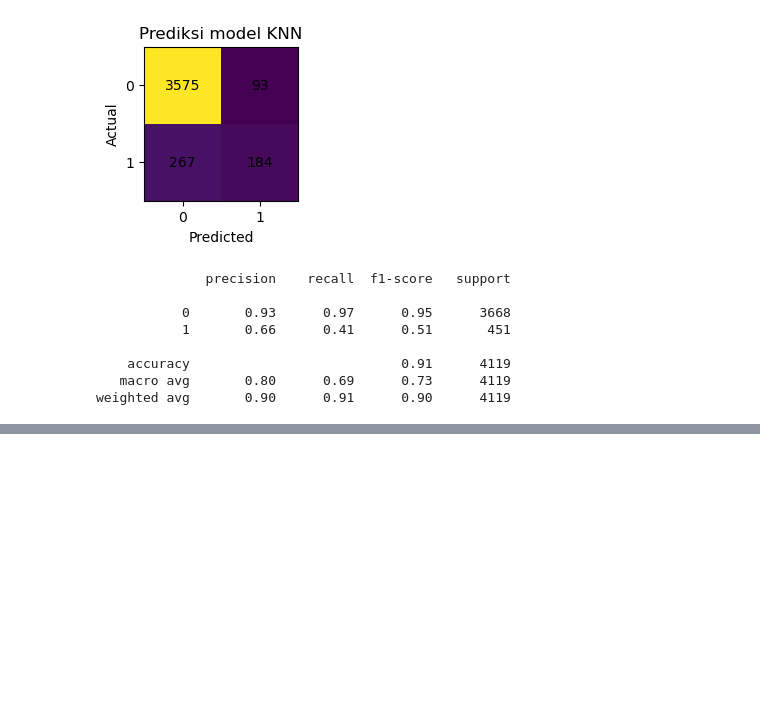
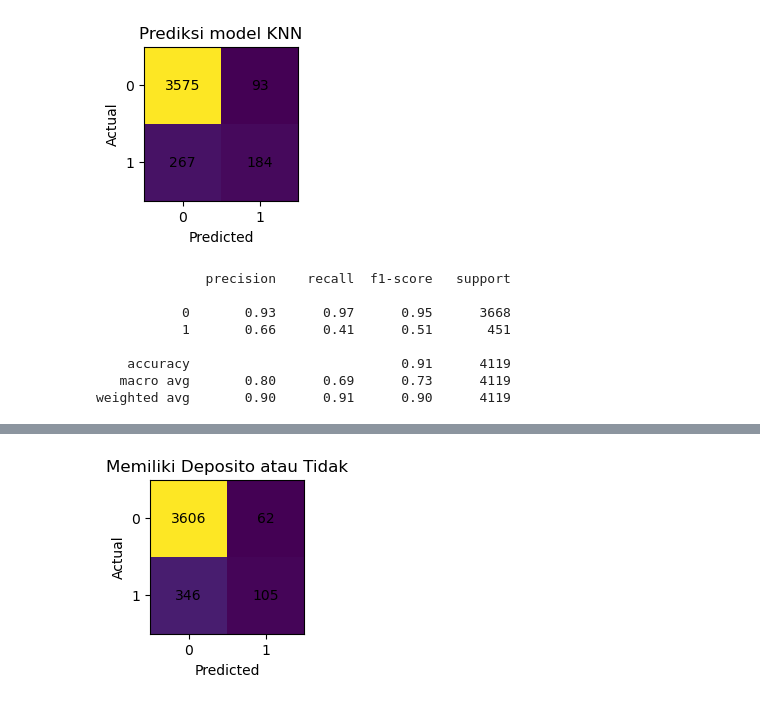
Before and after one commit to Ajhie1987/Python_Train, a Jupyter notebook: Fajri3.ipynb, the cells around one changed output, grey strips where cells are left out. Drawn from its saved outputs; the diff is of its cells as text; code cells hidden in the pictures; blank space fills up the shorter version.

```diff
--- a/Fajri3.ipynb
+++ b/Fajri3.ipynb
@@ -260,0 +241,3 @@ weighted avg       0.90      0.91      0.90      4119
+# %%
+model_svc = SVC()
+model_svc.fit(df_train_fitur, df_train_target)
@@ -260,0 +246,3 @@ weighted avg       0.90      0.91      0.90      4119
+# %%
+y_pred = model_svc.predict(df_test_fitur)
+print(classification_report(df_test_target, y_pred))
@@ -260,0 +258,4 @@ weighted avg       0.90      0.91      0.90      4119
+# %%
+visualCM(df_test_target, y_pred, 2, "Memiliki Deposito atau Tidak")
+# %% [output]
+[figure, added]
```
Also changed, not shown: parts of 18 cells of this notebook.
